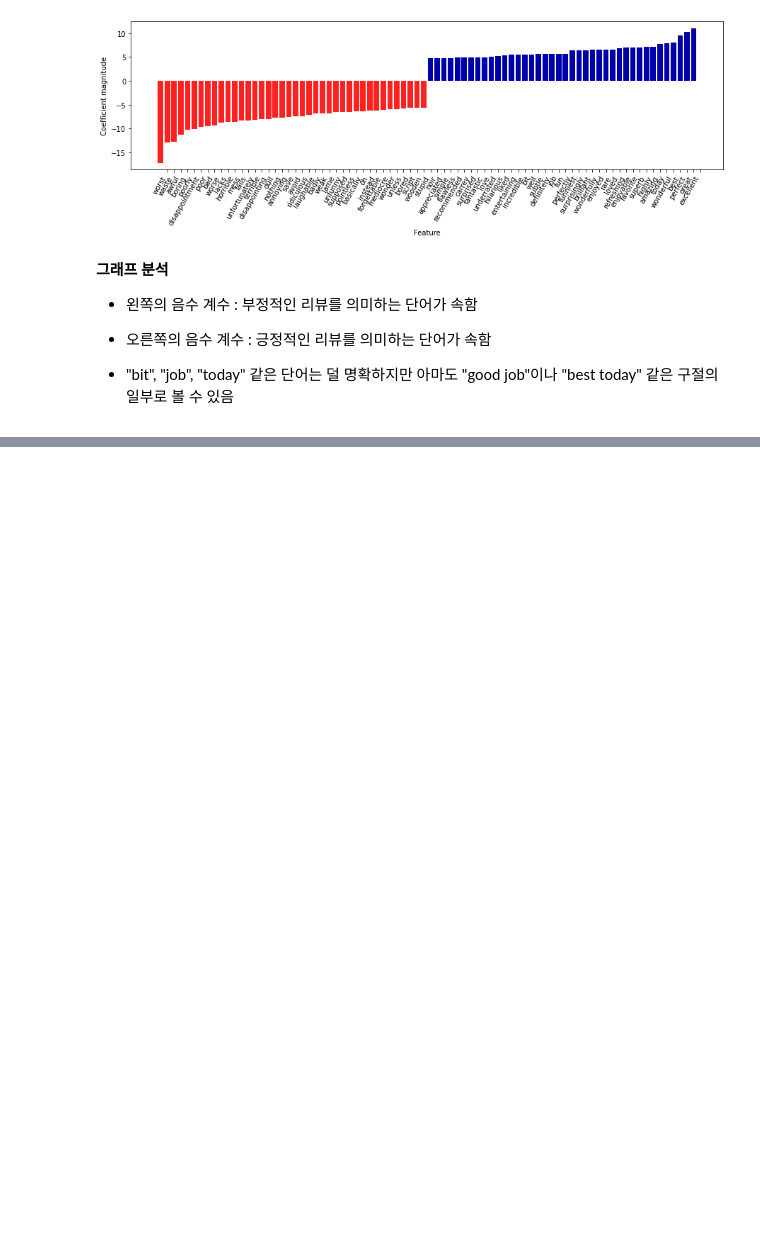
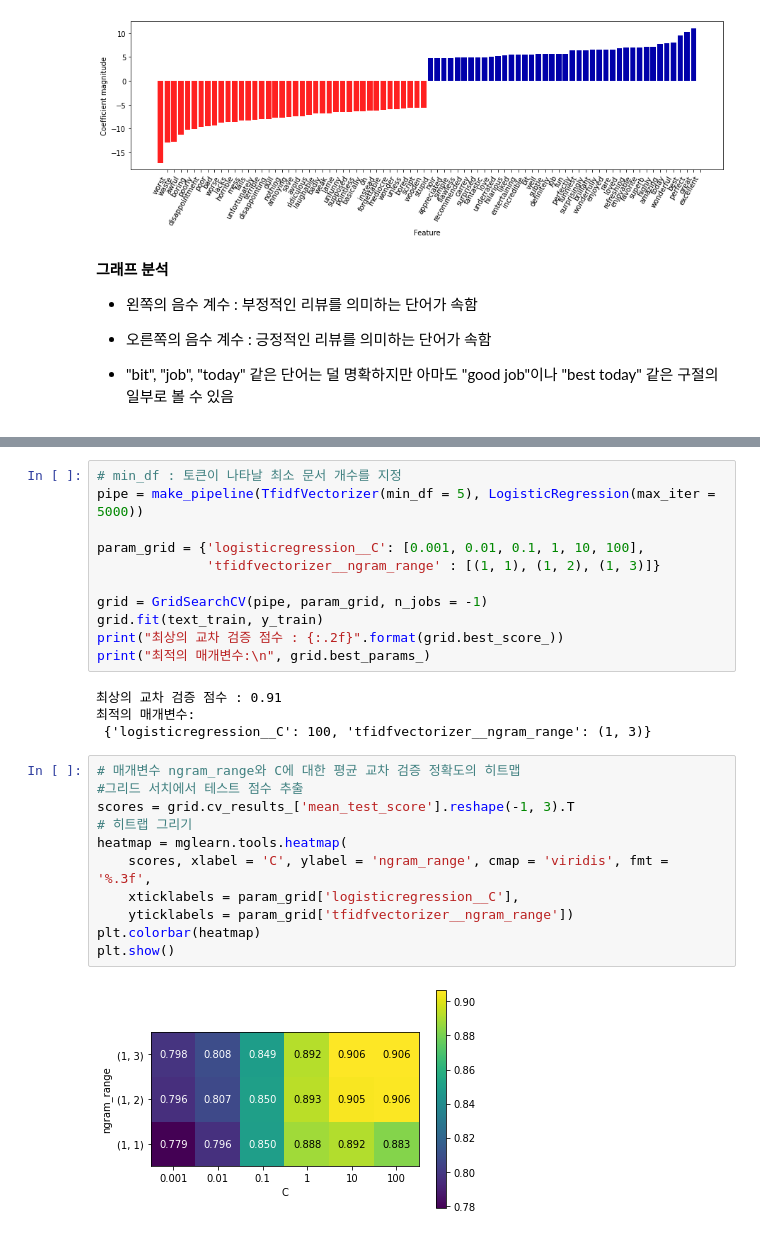
Before and after one commit to Parkseojin2001/Machine-Learning_with_python, a Jupyter notebook: Chapter7_Working-with-text-data.ipynb, the cells around one changed output, grey strips where cells are left out. Saved outputs shown, nothing was run; the diff lists cells and outputs as text; blank space fills up the shorter version.

```diff
--- a/Chapter7_Working-with-text-data.ipynb
+++ b/Chapter7_Working-with-text-data.ipynb
@@ -516,0 +599,28 @@ mglearn.tools.visualize_coefficients(
+# %%
+# min_df : 토큰이 나타날 최소 문서 개수를 지정
+pipe = make_pipeline(TfidfVectorizer(min_df = 5), LogisticRegression(max_iter = 5000))
+
+param_grid = {'logisticregression__C': [0.001, 0.01, 0.1, 1, 10, 100],
+              'tfidfvectorizer__ngram_range' : [(1, 1), (1, 2), (1, 3)]}
+
+grid = GridSearchCV(pipe, param_grid, n_jobs = -1)
+grid.fit(text_train, y_train)
+print("최상의 교차 검증 점수 : {:.2f}".format(grid.best_score_))
+print("최적의 매개변수:\n", grid.best_params_)
+# %% [output]
+최상의 교차 검증 점수 : 0.91
+최적의 매개변수:
+ {'logisticregression__C': 100, 'tfidfvectorizer__ngram_range': (1, 3)}
+# %%
+# 매개변수 ngram_range와 C에 대한 평균 교차 검증 정확도의 히트맵
+#그리드 서치에서 테스트 점수 추출
+scores = grid.cv_results_['mean_test_score'].reshape(-1, 3).T
+# 히트랩 그리기
+heatmap = mglearn.tools.heatmap(
+    scores, xlabel = 'C', ylabel = 'ngram_range', cmap = 'viridis', fmt = '%.3f',
+    xticklabels = param_grid['logisticregression__C'],
+    yticklabels = param_grid['tfidfvectorizer__ngram_range'])
+plt.colorbar(heatmap)
+plt.show()
+# %% [output]
+[figure, added]
```
Also changed, not shown: parts of 39 cells of this notebook.
